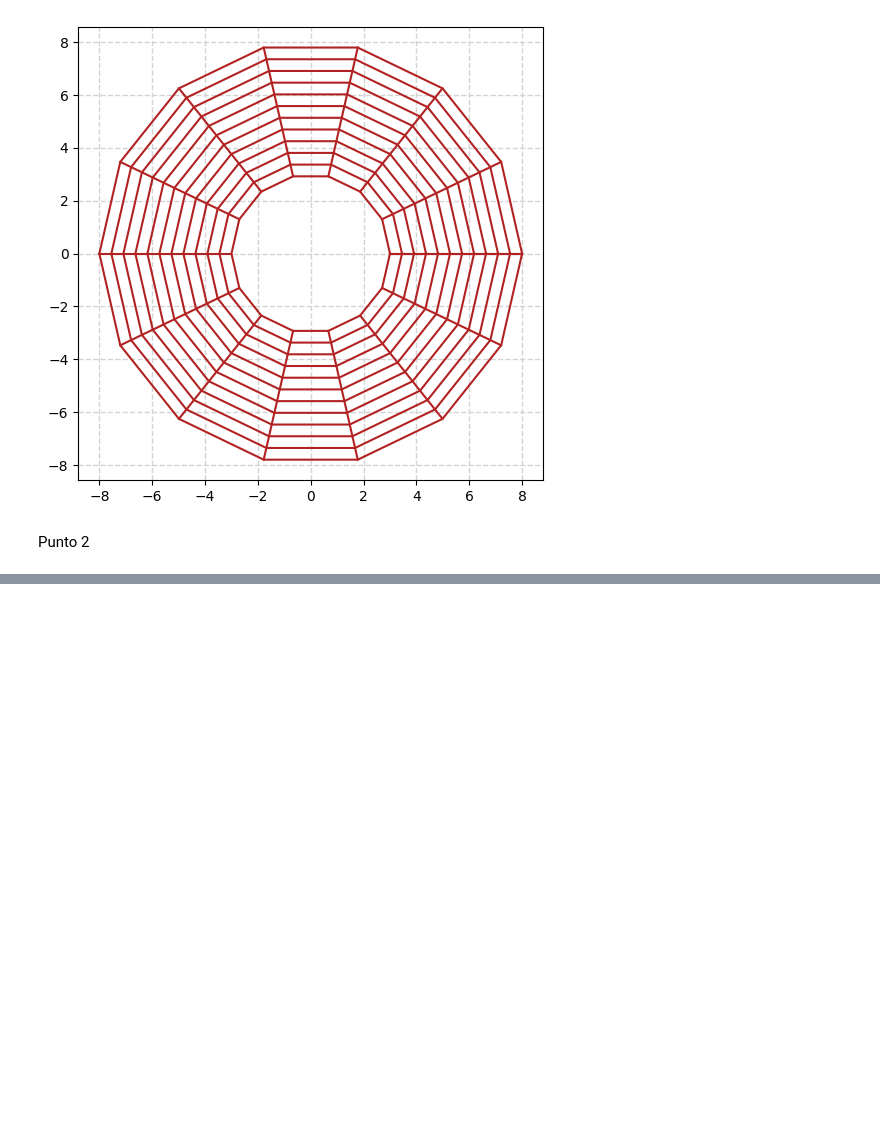
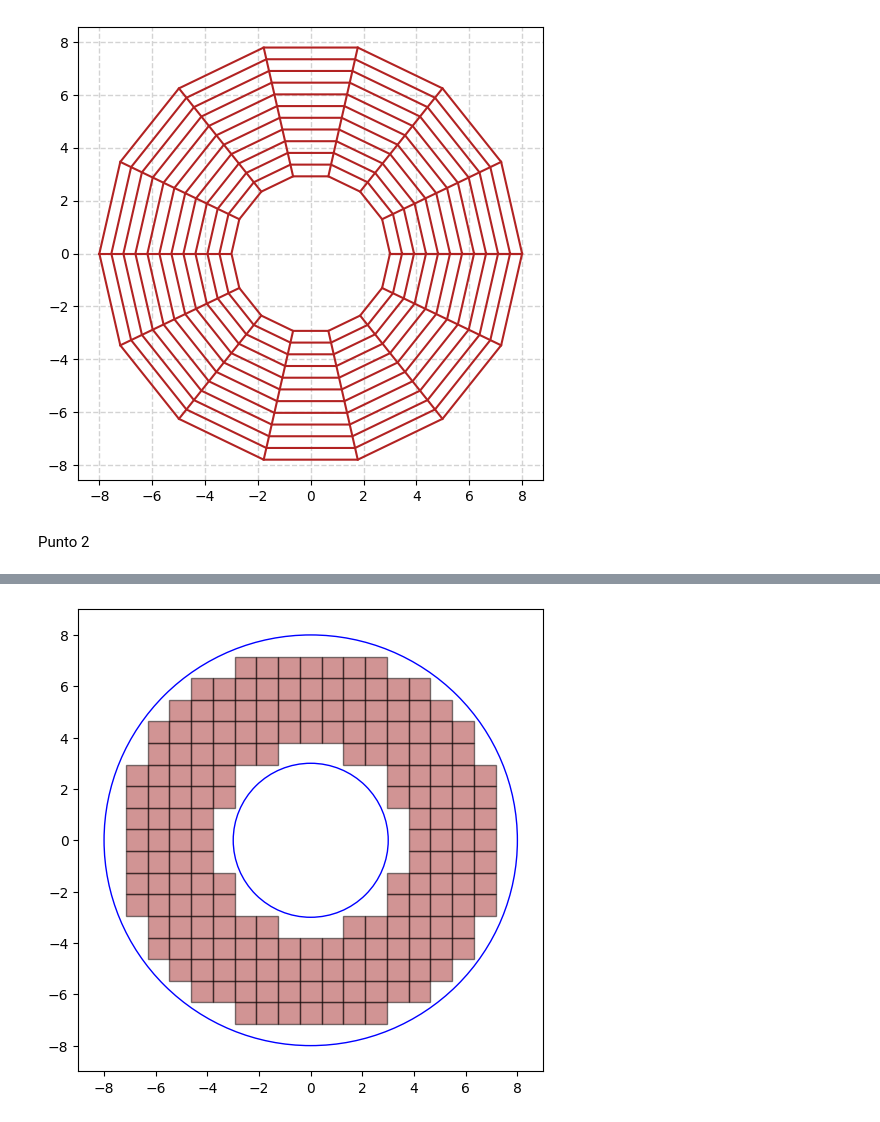
Before and after one commit to JulianSoZa/MiniProjects_NumericMethods, a Jupyter notebook: MiniProject2_GP2/Boceto_miniproyecto2_notebook.ipynb, the cells around one changed output, grey strips where cells are left out. Drawn from its saved outputs; the diff is of its cells as text; code cells hidden in the pictures; blank space fills up the shorter version.

```diff
--- a/MiniProject2_GP2/Boceto_miniproyecto2_notebook.ipynb
+++ b/MiniProject2_GP2/Boceto_miniproyecto2_notebook.ipynb
@@ -122,0 +125,82 @@ segundo elemento [[-2.0, -8.0], [0.0, -8.0], [0.0, -6.0], [-2.0, -6.0]]
+# %%
+from collections import OrderedDict
+import meshio
+nx =20
+ny = 20
+p = 4                                           #puntos dentro de los limites 1<p<4
+
+
+
+r_inf = 3
+r_sup = 8
+
+x_new = []
+y_new = []
+elemento = []
+P_totales = []
+
+puntos = []
+
+x_dis = np.linspace(-r_sup, r_sup, nx)           #Discretizacion del eje X
+y_dis = np.linspace(-r_sup, r_sup, ny)           #Discretizacion del eje Y
+delx = np.abs(x_dis[0] - x_dis[1])               #Paso de x
+dely = np.abs(y_dis[0] - y_dis[1])               #paso de y
+
+print('Delta X:',delx)
+print(f'Delta Y: {dely} \n')
+
+for i in range(ny):
+    for j in range(nx):
+        P_totales.append([x_dis[j], y_dis[i]])
+
+
+for i in range(len(P_totales)-nx-1):
+
+    A = [P_totales[i][0], P_totales[i][1]]
+    B = [P_totales[i+1][0], P_totales[i+1][1]]
+    C = [P_totales[i+1+nx][0], P_totales[i+1+nx][1]]
+    D = [P_totales[i+nx][0], P_totales[i+nx][1]]
+    filtro = [A, B, C, D]
+
+    # Contador para contar cuántos puntos cumplen la condición
+    puntos_cumplen = sum(1 for punto in filtro if punto[0]**2 + punto[1]**2 >= r_inf ** 2 and punto[0] ** 2 + punto[1] ** 2 <= r_sup ** 2)
+
+    # Si al menos dos puntos cumplen la condición, se añade el elemento
+    if (i+1)%(nx) != 0 and puntos_cumplen >= p:
+        elemento.append([A, B, C, D])
+        puntos.extend([A, B, C, D])
+
+puntos = list(OrderedDict.fromkeys(map(tuple, puntos)))
+puntos.sort()
+
+
+
+
+
+print('------------------------------------------------------------')
+print('Seccion de pruebas\n')
+
+print('Puntos', puntos)
+print('segundo elemento',elemento)
+
+print('\n------------------------------------------------------------')
+
+
+
+#-------------------------------------------------------------------------------Grafica-------------------------------------------------------------------------------------------
+fig3, ax3 = plt.subplots(figsize=(6, 6))
+circle_inf = plt.Circle((0, 0), r_inf, color='blue', fill=False)
+circle_sup = plt.Circle((0, 0), r_sup, color='blue', fill=False)
+
+for element in elemento:
+    square = Polygon(element, edgecolor='black', facecolor='brown', alpha=0.5)
+    plt.gca().add_patch(square)
+
+
+ax3.set_xlim(-r_sup - 1, r_sup + 1)
+ax3.set_ylim(-r_sup - 1, r_sup + 1)
+ax3.add_artist(circle_inf)
+ax3.add_artist(circle_sup)
+ax3.grid(color='lightgray', linestyle='none', linewidth=1)
+plt.show()
+# %% [output]
@@ -122,0 +217 @@ segundo elemento [[-2.0, -8.0], [0.0, -8.0], [0.0, -6.0], [-2.0, -6.0]]
+[figure, added]
```
Also changed, not shown: parts of 3 cells of this notebook.
